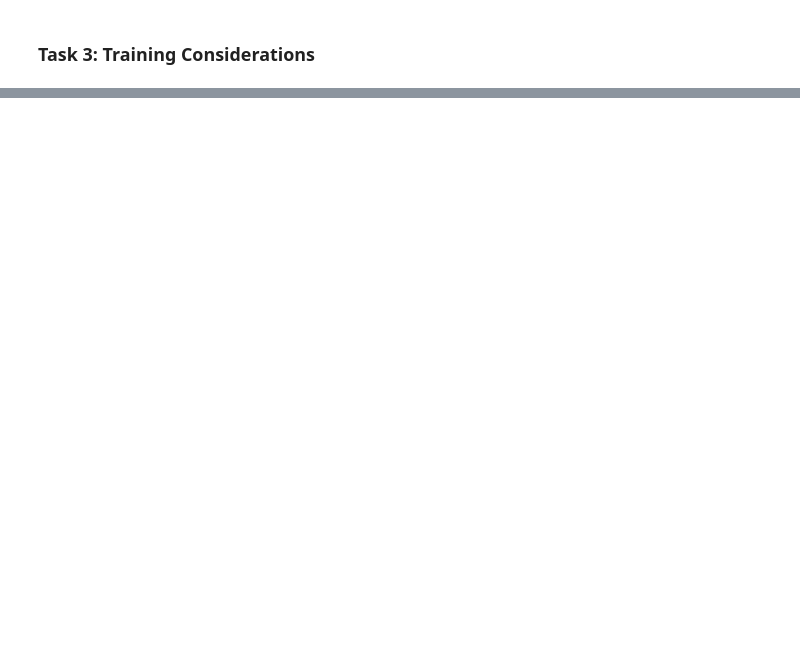
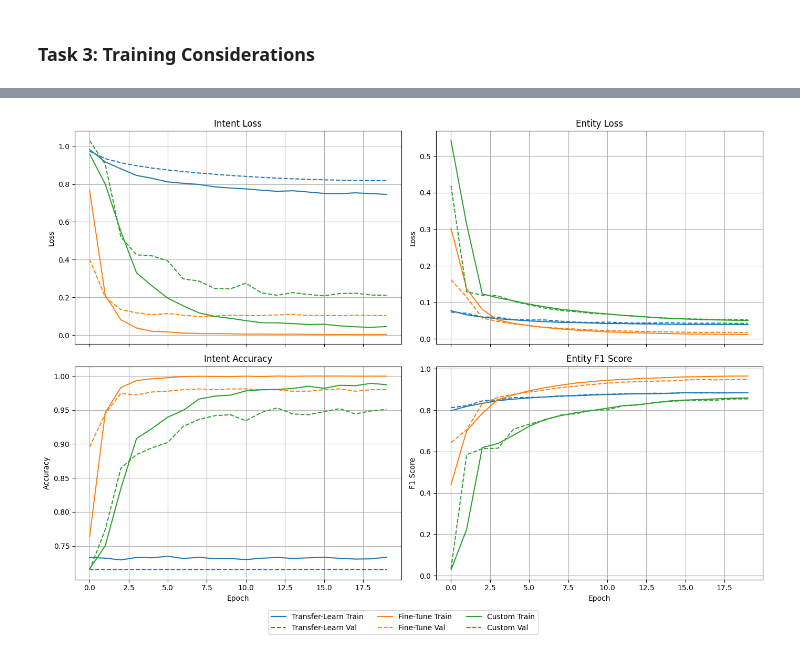
Before and after one commit to Biswajit-Banerjee/multi_task_nlp, a Jupyter notebook: main.ipynb, the cells around one changed output, grey strips where cells are left out. Saved outputs shown, nothing was run; the diff lists cells and outputs as text; code cells hidden in the pictures; blank space fills up the shorter version.

```diff
--- a/main.ipynb
+++ b/main.ipynb
@@ -212,4 +215,5 @@ encoder =  Encoder("custom", 512).to(device)
 model = Model(encoder).to(device)
 # %%
-custom_metrics = train_model(train_ds, val_ds, model, epochs=10)
+custom_metrics = train_model(train_ds, val_ds, model, epochs=EPOCHS)
+# plot_metrics(custom_metrics, "Multi Task Learning with Custom Backbone")
 # %% [output]
@@ -303,6 +411,6 @@ For tasks like these transfer learning makes a lot of sense as learning the embe
 encoder = Encoder().to(device) # BERT pretrained
 model   = Model(encoder).to(device)
 # %%
-bert_metrics = train_model(train_ds, val_ds, model, epochs=10)
-plot_metrics(bert_metrics, "Multi Task Learning with BERT Backbone")
+ft_metrics = train_model(train_ds, val_ds, model, epochs=EPOCHS)
+plot_metrics(ft_metrics, "Multi Task Learning by fine-tuning BERT Backbone")
 # %% [output]
@@ -321,0 +430,7 @@ Epoch  9 | Train > Loss: 0.0242 | Intent Acc: 99.96% | Entity F1: 91.21% || Val
+# %%
+encoder = Encoder().to(device) # BERT pretrained
+model   = Model(encoder).to(device)
+
+# freeze backbone
+for param in model.encoder.backbone.parameters():
+    param.requires_grad = False
@@ -343,0 +529,5 @@ NameError: name 'metrics' is not defined
+# %%
+# more detailed view
+plot_comparison_metrics_subplot(tl_metrics, ft_metrics, custom_metrics)
+# %% [output]
+[figure, added]
```
Also changed, not shown: parts of 19 cells of this notebook.
